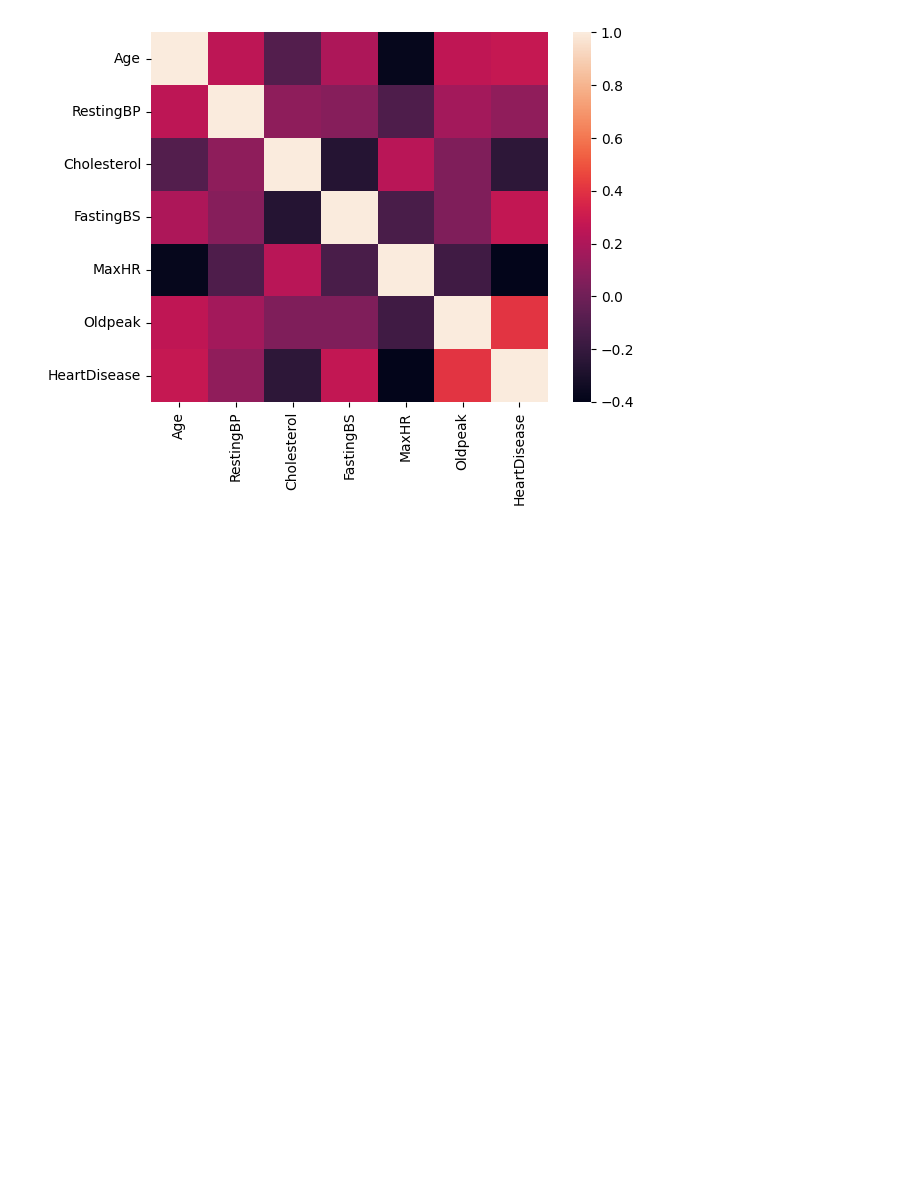
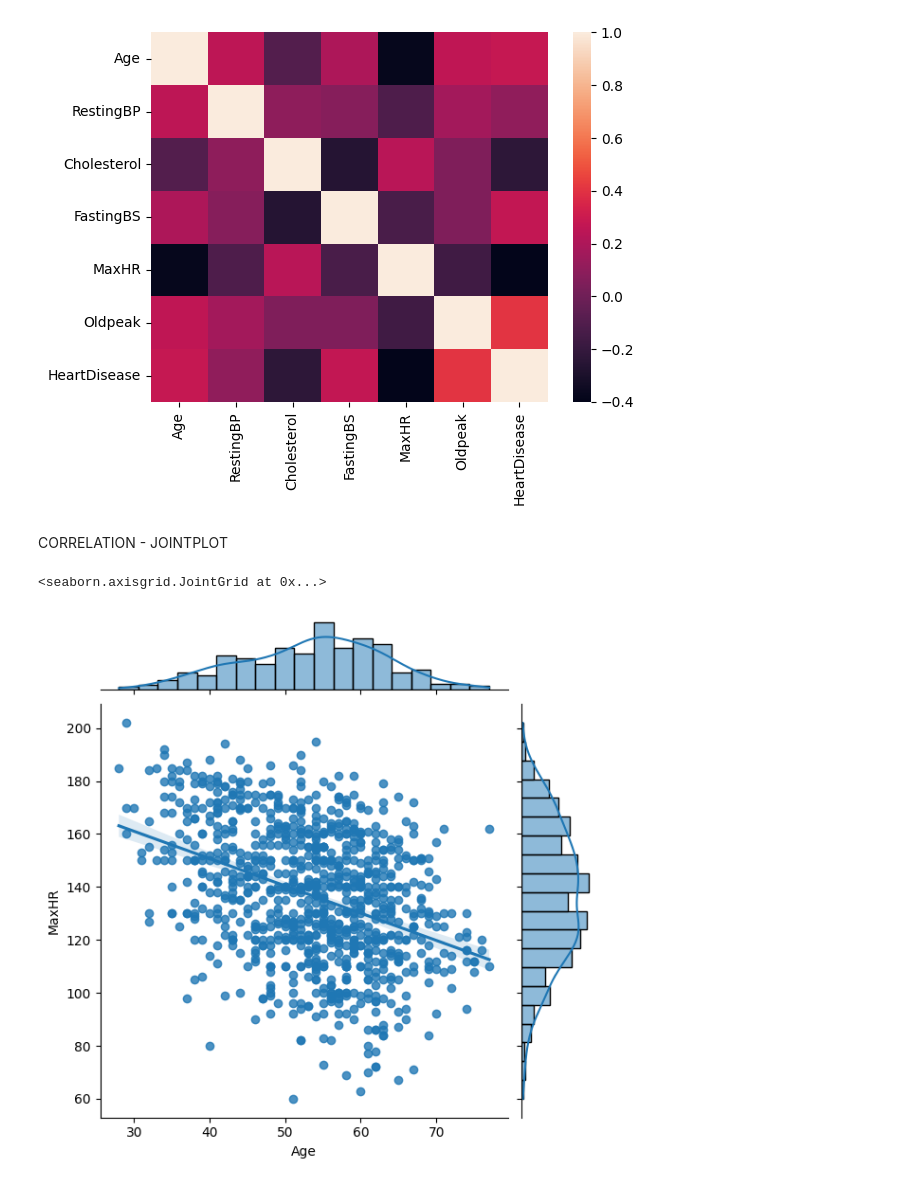
Before and after one commit to ImSowmya/Data-visualization-on-Heart-disease-dataset, a Jupyter notebook: HeartDisease-ExploratoryDataAnalysis.ipynb, the cells around one changed output. Saved outputs shown, nothing was run; the diff lists cells and outputs as text; code cells hidden in the pictures; blank space fills up the shorter version.

Commit message:
Correlation - Jointplot

```diff
--- a/HeartDisease-ExploratoryDataAnalysis.ipynb
+++ b/HeartDisease-ExploratoryDataAnalysis.ipynb
@@ -100,3 +100,10 @@ sns.heatmap(df.corr())
 # %% [output]
 <Axes: >
 [figure]
+# %% [markdown]
+CORRELATION - JOINTPLOT
+# %%
+sns.jointplot(x="Age",y="MaxHR",data=df,kind="reg")
+# %% [output]
+<seaborn.axisgrid.JointGrid at 0x...>
+[figure, added]
```
Also changed, not shown: parts of 3 cells of this notebook.
